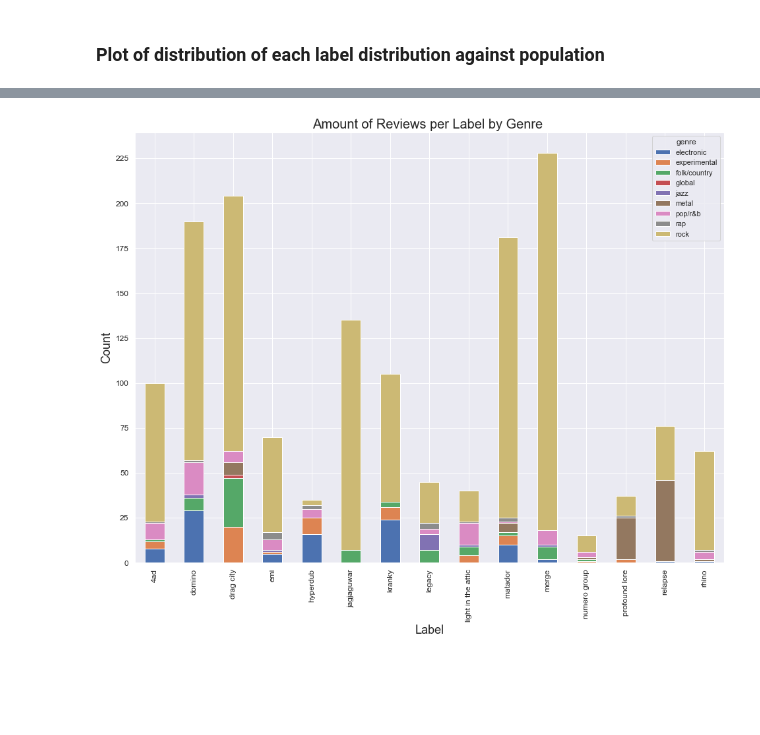
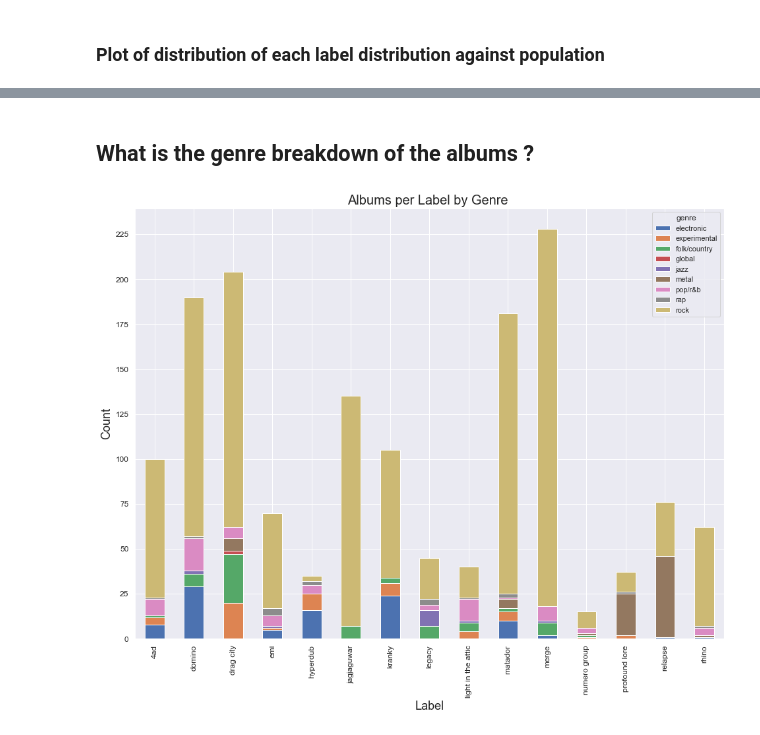
Before and after one commit to mdani38/Module-3-Project_houston-ds-082619, a Jupyter notebook: MAD_Hypothesis_Testing_2.ipynb, the cells around one changed output, grey strips where cells are left out. Saved outputs shown, nothing was run; the diff lists cells and outputs as text; code cells hidden in the pictures; blank space fills up the shorter version.

```diff
--- a/MAD_Hypothesis_Testing_2.ipynb
+++ b/MAD_Hypothesis_Testing_2.ipynb
@@ -512,21 +539,25 @@ genre_label_count= genre_label_count.sort_values(by='reviewid', ascending = Fals
+# %% [markdown]
+## What is the genre breakdown of the albums ?
 # %%
 sns.set()
-graph = genre_label_count['reviewid'].unstack().plot(kind='bar', figsize = (16,12), stacked = True)
+graph = genre_label_count['reviewid'].unstack().plot(kind='bar', figsize = (16,12), stacked = True, sort_columns =True)
 graph.set_xlabel('Label', size = 18)
 
 graph.set_yticks(np.arange(0, 250 , 25))
 
 graph.set_ylabel('Count', size =18)
 plt.xticks(size =12)
 plt.yticks(size = 12)
-graph.set_title('Amount of Reviews per Label by Genre ', size =20)
+graph.set_title('Albums per Label by Genre ', size =20)
 
 x_offset = -.01
 y_offset = 0.05
 #for p in graph.patches:
  #   b = p.get_bbox()
   #  val = "{:.0f}".format(b.y1 + b.y0)
    # graph.annotate(val, ((b.x0 + b.x1)/2 + x_offset, b.y1 + y_offset), ha="center", fontsize=10)
+
+#plt.savefig('label_genre_breakdown')
 plt.show()
 # %% [output]
-[figure, old version]
+[figure, new version]
```
Also changed, not shown: parts of 18 cells of this notebook, 6 other files.
